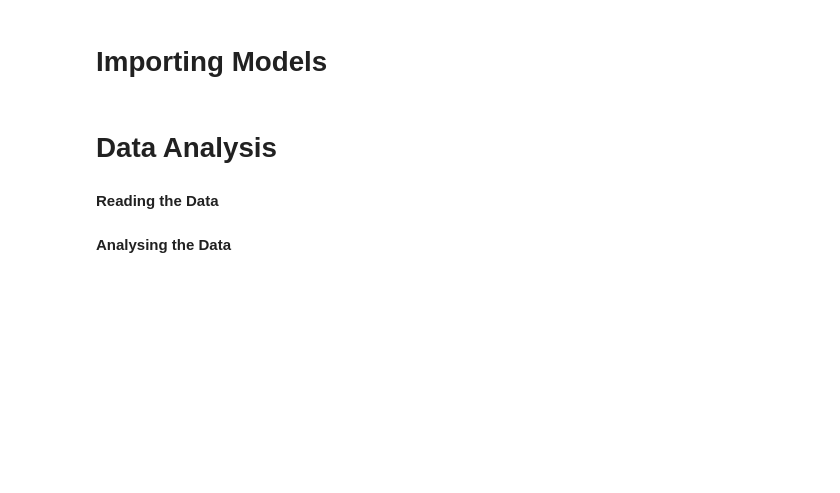
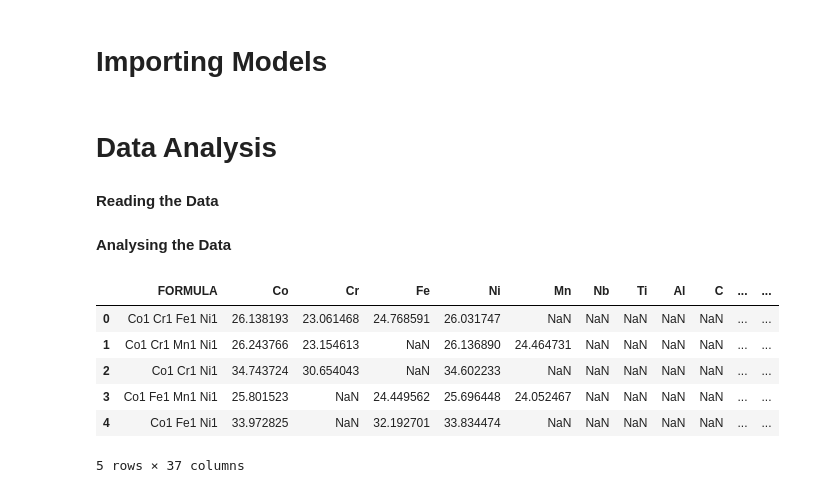
Before and after one commit to DarshanGoodGuy/IITISOC25, a Jupyter notebook: Model.ipynb, the cells around one changed output. Drawn from its saved outputs; the diff is of its cells as text; code cells hidden in the pictures; blank space fills up the shorter version.

```diff
--- a/Model.ipynb
+++ b/Model.ipynb
@@ -35,2 +32,15 @@ Alloy_data = pd.read_csv(Alloy_data_path)
+# %%
+Alloy_data_path = r"https://raw.githubusercontent.com/DarshanGoodGuy/IITISOC25/refs/heads/main/final_dataset.csv?token=GHSAT0AAAAAADGBXQXYNI6DOV7PV4XYQ7AW2CYDWSA"
+Alloy_data = pd.read_csv(Alloy_data_path)
 # %% [markdown]
 **Analysing the Data**
+# %%
+Alloy_data.head()
+# %% [output]
+|  | FORMULA | Co | Cr | Fe | Ni | Mn | Nb | Ti | Al | C | ... | ... |
+| 0 | Co1 Cr1 Fe1 Ni1 | 26.138193 | 23.061468 | 24.768591 | 26.031747 | NaN | NaN | NaN | NaN | NaN | ... | ... |
+| 1 | Co1 Cr1 Mn1 Ni1 | 26.243766 | 23.154613 | NaN | 26.136890 | 24.464731 | NaN | NaN | NaN | NaN | ... | ... |
+| 2 | Co1 Cr1 Ni1 | 34.743724 | 30.654043 | NaN | 34.602233 | NaN | NaN | NaN | NaN | NaN | ... | ... |
+| 3 | Co1 Fe1 Mn1 Ni1 | 25.801523 | NaN | 24.449562 | 25.696448 | 24.052467 | NaN | NaN | NaN | NaN | ... | ... |
+| 4 | Co1 Fe1 Ni1 | 33.972825 | NaN | 32.192701 | 33.834474 | NaN | NaN | NaN | NaN | NaN | ... | ... |
+5 rows × 37 columns
```
Also changed, not shown: parts of 14 cells of this notebook.
